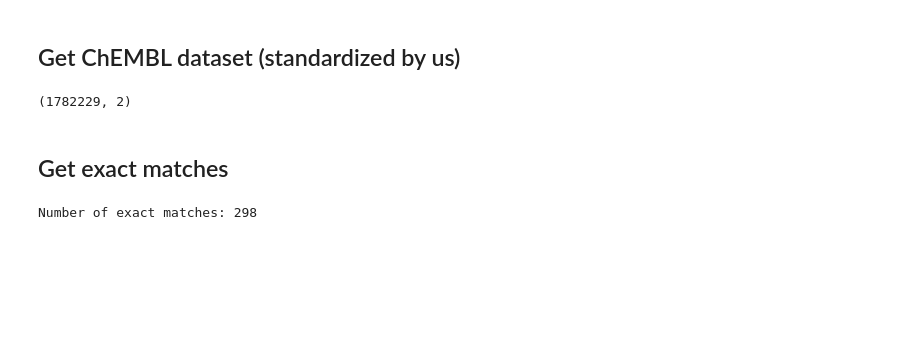
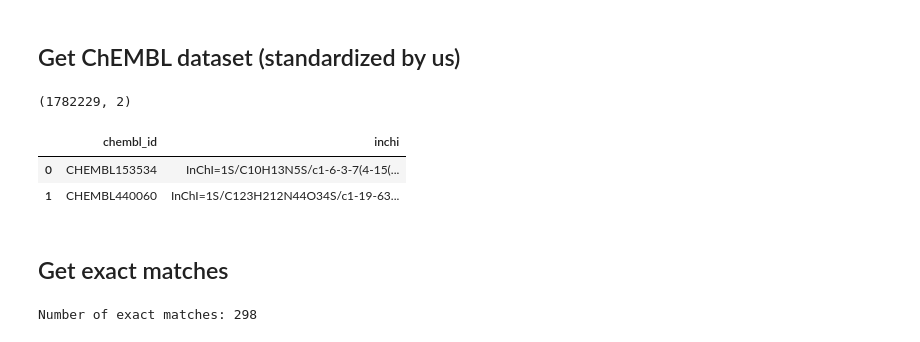
Before and after one commit to volkamerlab/KinFragLib, a Jupyter notebook: notebooks/0_0_combinatorial_library_exact_vs_most_similar.ipynb, the cells around one changed output. Saved outputs shown, nothing was run; the diff lists cells and outputs as text; code cells hidden in the pictures; blank space fills up the shorter version.

```diff
--- a/notebooks/0_0_combinatorial_library_exact_vs_most_similar.ipynb
+++ b/notebooks/0_0_combinatorial_library_exact_vs_most_similar.ipynb
@@ -69,6 +87,12 @@ chembl = pd.read_csv('../data/combinatorial_library/chembl_standardized_inchi.cs
 chembl.shape
 # %% [output]
 (1782229, 2)
+# %%
+chembl.head(2)
+# %% [output]
+|  | chembl_id | inchi |
+| 0 | CHEMBL153534 | InChI=1S/C10H13N5S/c1-6-3-7(4-15(... |
+| 1 | CHEMBL440060 | InChI=1S/C123H212N44O34S/c1-19-63... |
 # %% [markdown]
 ## Get exact matches
 # %%
```
Also changed, not shown: parts of 18 cells of this notebook.
